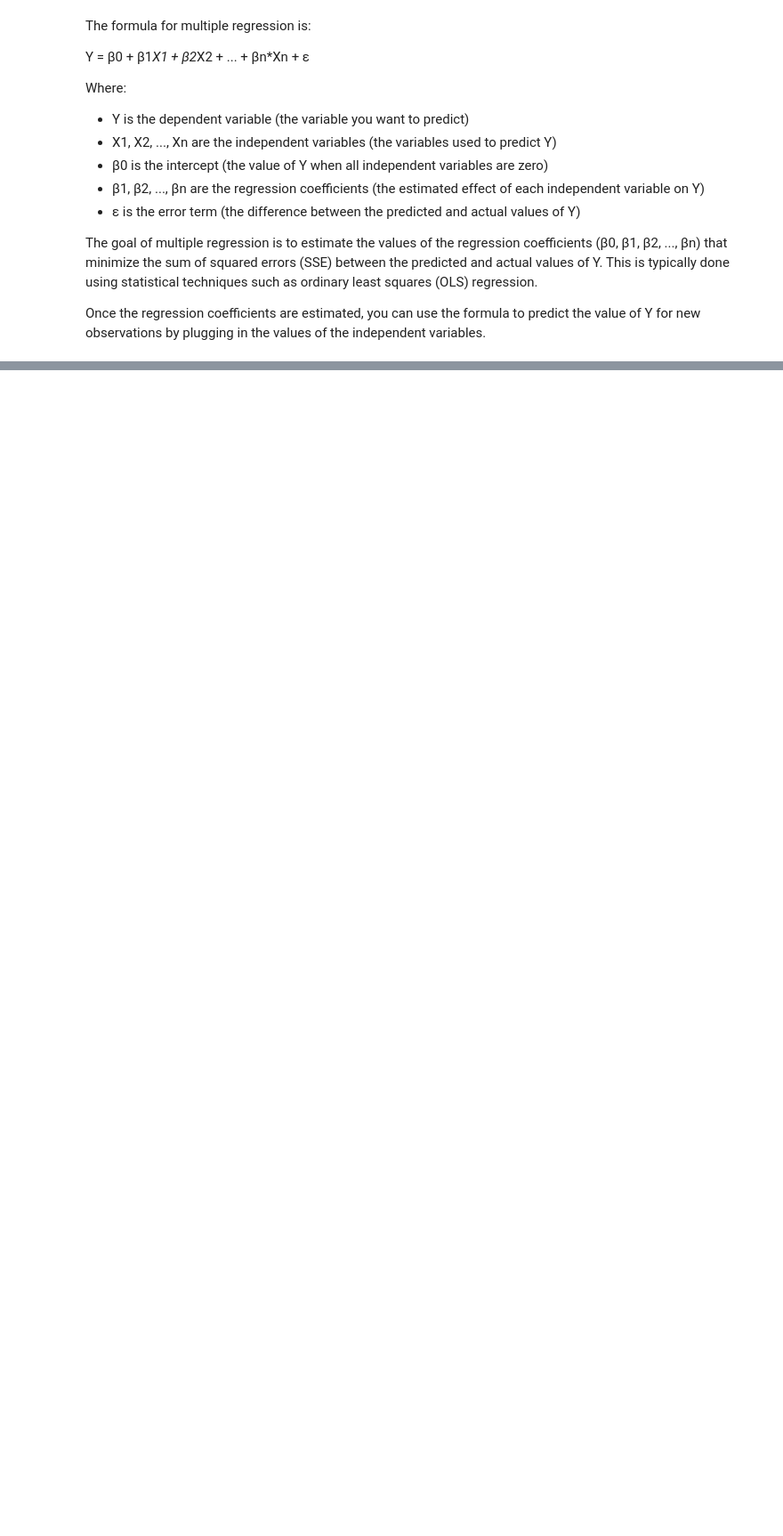
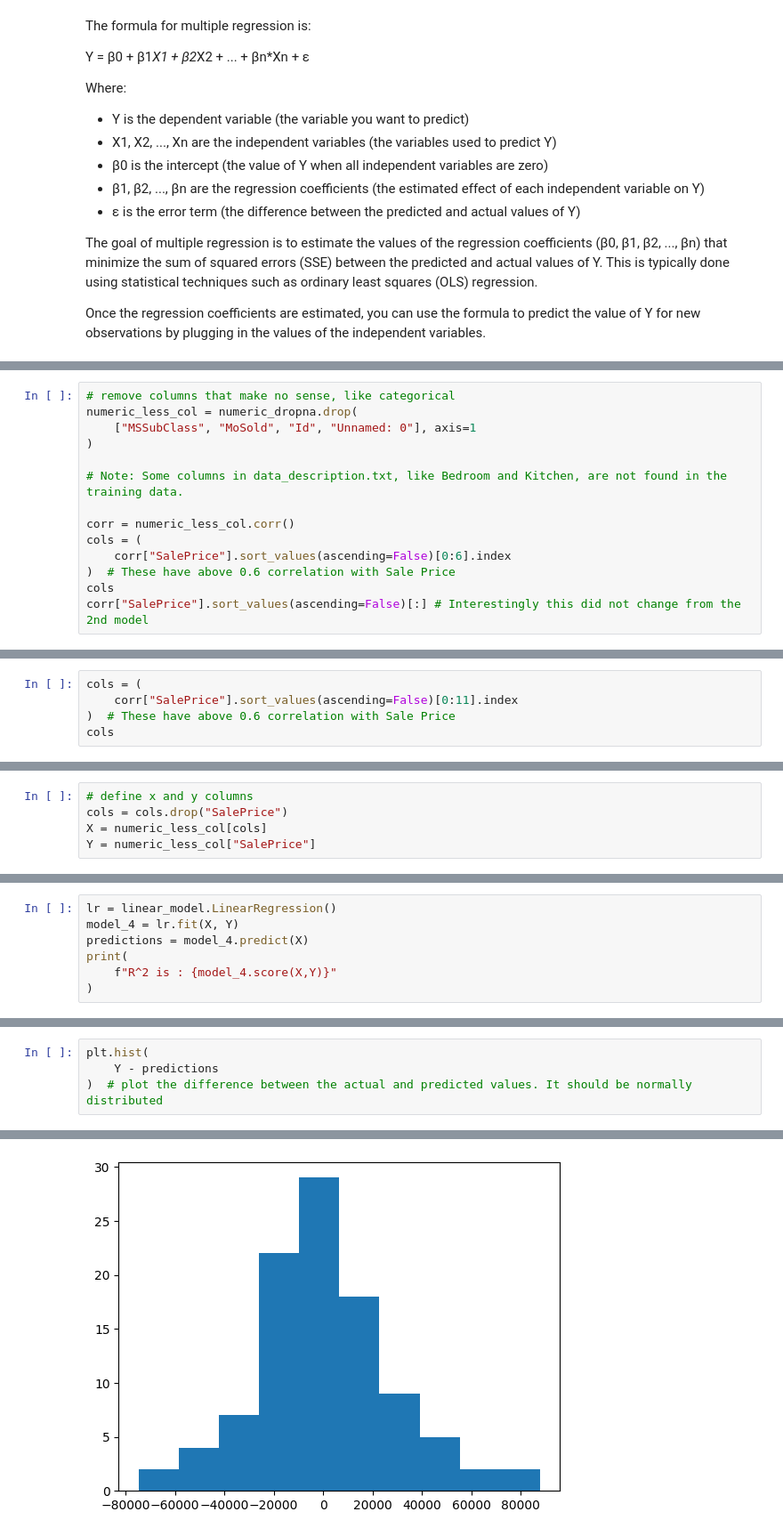
Before and after one commit to andrewcbuensalida/predict-housing-prices-mit, a Jupyter notebook: Module 7_Final_Project.ipynb, the cells around one changed output, grey strips where cells are left out. Shown: that part at 89% size. Drawn from its saved outputs; the diff is of its cells as text; blank space fills up the shorter version.

```diff
--- a/Module 7_Final_Project.ipynb
+++ b/Module 7_Final_Project.ipynb
@@ -387,0 +467,14 @@ Use this format for websites:
+# %%
+# remove columns that make no sense, like categorical
+numeric_less_col = numeric_dropna.drop(
+    ["MSSubClass", "MoSold", "Id", "Unnamed: 0"], axis=1
+)
+
+# Note: Some columns in data_description.txt, like Bedroom and Kitchen, are not found in the training data.
+
+corr = numeric_less_col.corr()
+cols = (
+    corr["SalePrice"].sort_values(ascending=False)[0:6].index
+)  # These have above 0.6 correlation with Sale Price
+cols
+corr["SalePrice"].sort_values(ascending=False)[:] # Interestingly this did not change from the 2nd model
@@ -387,0 +535,5 @@ Use this format for websites:
+# %%
+cols = (
+    corr["SalePrice"].sort_values(ascending=False)[0:11].index
+)  # These have above 0.6 correlation with Sale Price
+cols
@@ -387,0 +545,5 @@ Use this format for websites:
+# %%
+# define x and y columns
+cols = cols.drop("SalePrice")
+X = numeric_less_col[cols]
+Y = numeric_less_col["SalePrice"]
@@ -387,0 +556,7 @@ Use this format for websites:
+# %%
+lr = linear_model.LinearRegression()
+model_4 = lr.fit(X, Y)
+predictions = model_4.predict(X)
+print(
+    f"R^2 is : {model_4.score(X,Y)}"
+)
@@ -387,0 +565,5 @@ Use this format for websites:
+# %%
+plt.hist(
+    Y - predictions
+)  # plot the difference between the actual and predicted values. It should be normally distributed
+# %% [output]
@@ -387,0 +575 @@ Use this format for websites:
+[figure, added]
```
Also changed, not shown: parts of 91 cells of this notebook, 1 other file.
